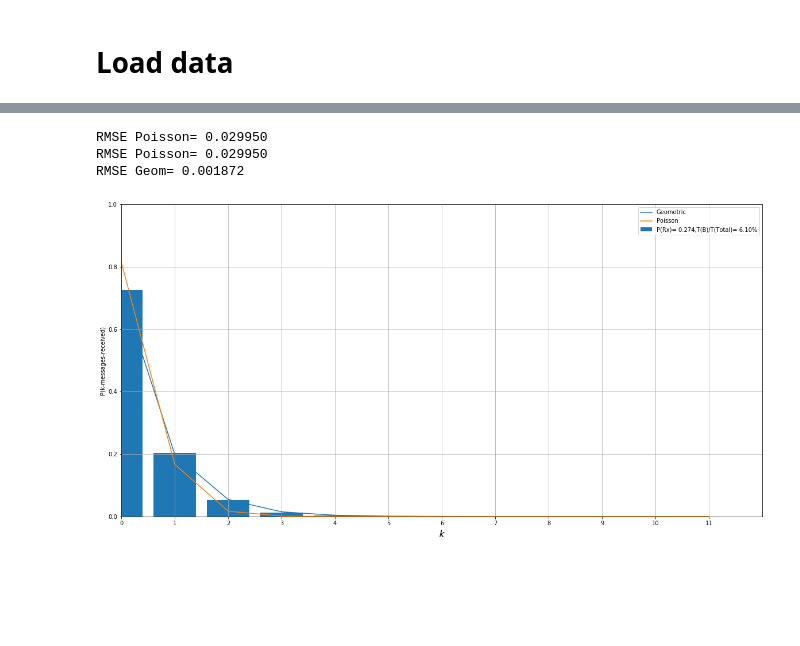
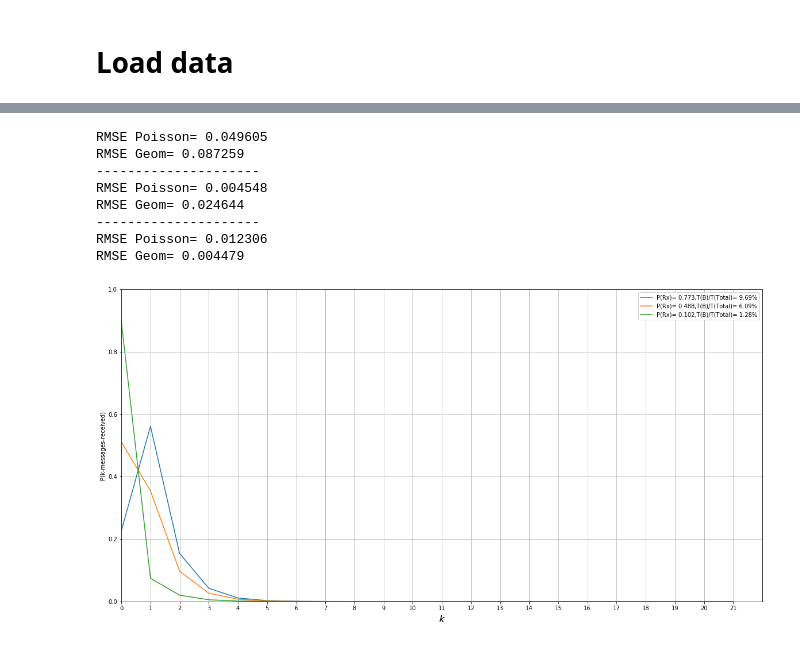
Before and after one commit to ingframin/BroadcastSimulation, a Jupyter notebook: results/Analysis.ipynb, the cells around one changed output, grey strips where cells are left out. Saved outputs shown, nothing was run; the diff lists cells and outputs as text; code cells hidden in the pictures; blank space fills up the shorter version.

```diff
--- a/results/Analysis.ipynb
+++ b/results/Analysis.ipynb
@@ -102,11 +10,27 @@ def exponential_pmf(lam, maxK):
 # %% [markdown]
 # Load data
 # %%
-f1 = open("r5-d0-result.txt")
+f1 = open("r1-d0-result.txt")
 raw1 = f1.read()
 f1.close()
 
-f2 = open("r5-d1-result.txt")
+f2 = open("r1-d1-result.txt")
 raw2 = f2.read()
 f2.close()
+
+f3 = open("r5-d0-result.txt")
+raw3 = f3.read()
+f3.close()
+
+f4 = open("r5-d1-result.txt")
+raw4 = f4.read()
+f4.close()
+
+f5 = open("r9-d0-result.txt")
+raw5 = f5.read()
+f5.close()
+
+f6 = open("r9-d1-result.txt")
+raw6 = f6.read()
+f6.close()
 # %%
@@ -148,0 +68,7 @@ Success probability= 0.274183
+# %%
+hist1,rt1,Eb1,Es1,En1 = compute_histogram(raw1,raw2)
+print('---------------------')
+hist2,rt2,Eb2,Es2,En2 = compute_histogram(raw3,raw4)
+print('---------------------')
+hist3,rt3,Eb3,Es3,En3 = compute_histogram(raw5,raw6)
+print('---------------------')
@@ -149,26 +97,35 @@ Success probability= 0.274183
 # %%
-pois_d = poisson_pmf(hist1[1],len(hist1))
-print("RMSE Poisson= %.6f"%rmse(pois_d,hist1))
-rv = poisson(hist1[1])
-rvd = rv.pmf(range(len(hist1)))
-print("RMSE Poisson= %.6f"%rmse(rvd,hist1))
-geom_d = geom_pmf(hist1[0],len(hist1))
-print("RMSE Geom= %.6f"%rmse(geom_d,hist1))
+def check_distribution(hist,rt):
+    rvd = poisson_dist(rt,len(hist1))
+    print("RMSE Poisson= %.6f"%rmse(rvd,hist))
+    geom_d = geom_dist(hist[0],len(hist))
+    print("RMSE Geom= %.6f"%rmse(geom_d,hist))
+
+check_distribution(hist1, rt1)
+print('---------------------')
+check_distribution(hist2, rt2)
+print('---------------------')
+check_distribution(hist3, rt3)
 # %% [output]
-RMSE Poisson= 0.029950
-RMSE Poisson= 0.029950
-RMSE Geom= 0.001872
+RMSE Poisson= 0.049605
+RMSE Geom= 0.087259
+---------------------
+RMSE Poisson= 0.004548
+RMSE Geom= 0.024644
+---------------------
+RMSE Poisson= 0.012306
+RMSE Geom= 0.004479
 # %%
 pt.rcParams["figure.figsize"] = (20,10)
-pt.plot(range(len(hist1)),geom_d,label='Geometric')
-pt.plot(range(len(hist1)),rvd,label='Poisson')
-pt.bar(range(len(hist1)),hist1,label="P(Rx)= %.3f,T(B)/T(Total)= %.2f%%"%(sum(hist1[1:]),100*Ttx*Eb/len(raw1)))
+pt.plot(range(len(hist1)),hist1,label="P(Rx)= %.3f,T(B)/T(Total)= %.2f%%"%(sum(hist1[1:]),100*Ttx*Eb1/len(raw1)))
+pt.plot(range(len(hist2)),hist2,label="P(Rx)= %.3f,T(B)/T(Total)= %.2f%%"%(sum(hist2[1:]),100*Ttx*Eb2/len(raw2)))
+pt.plot(range(len(hist3)),hist3,label="P(Rx)= %.3f,T(B)/T(Total)= %.2f%%"%(sum(hist3[1:]),100*Ttx*Eb3/len(raw3)))
 pt.legend()
 pt.axis([0,len(hist1),0,1.0])
 pt.xticks(range(len(hist1)), [str(int(n)) for n in range(len(hist1))])
 pt.xlabel(r'$\mathcal{k}$', fontsize = 18)
 pt.ylabel(r'P(k-messages-received)')
 pt.grid(True)
 pt.show()
 # %% [output]
-[figure, old version]
+[figure, new version]
```
Also changed, not shown: parts of 8 cells of this notebook, 4 other files.
